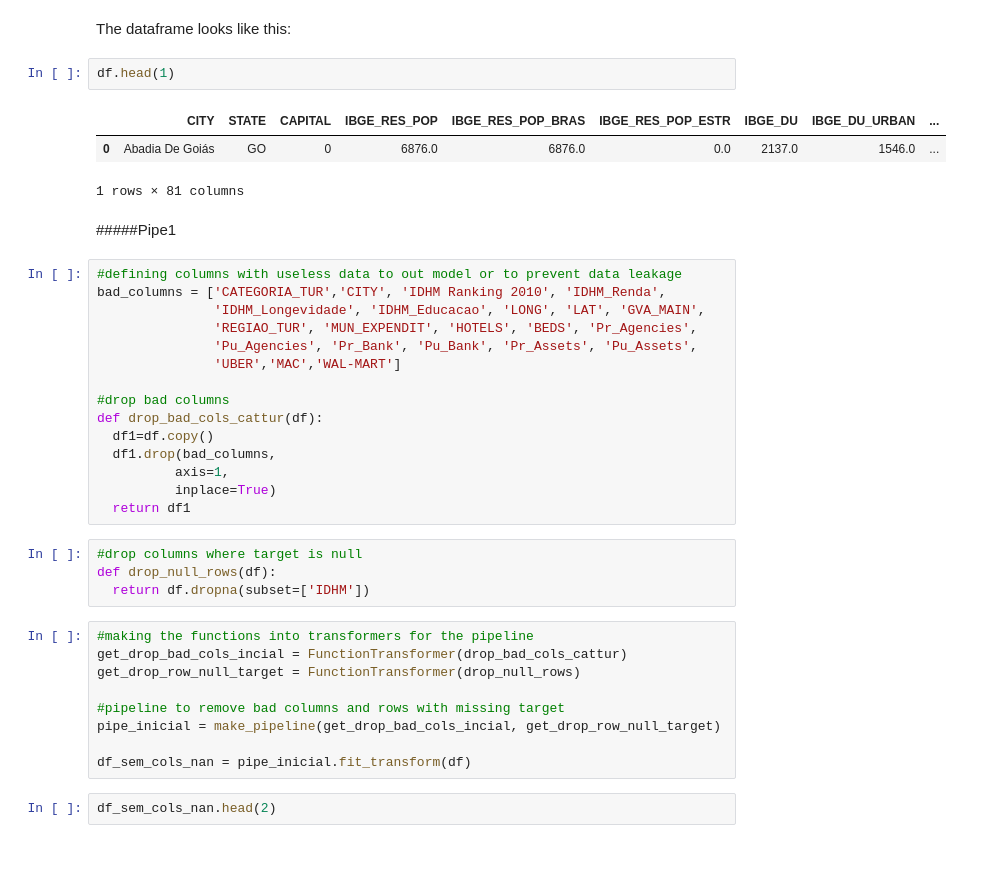
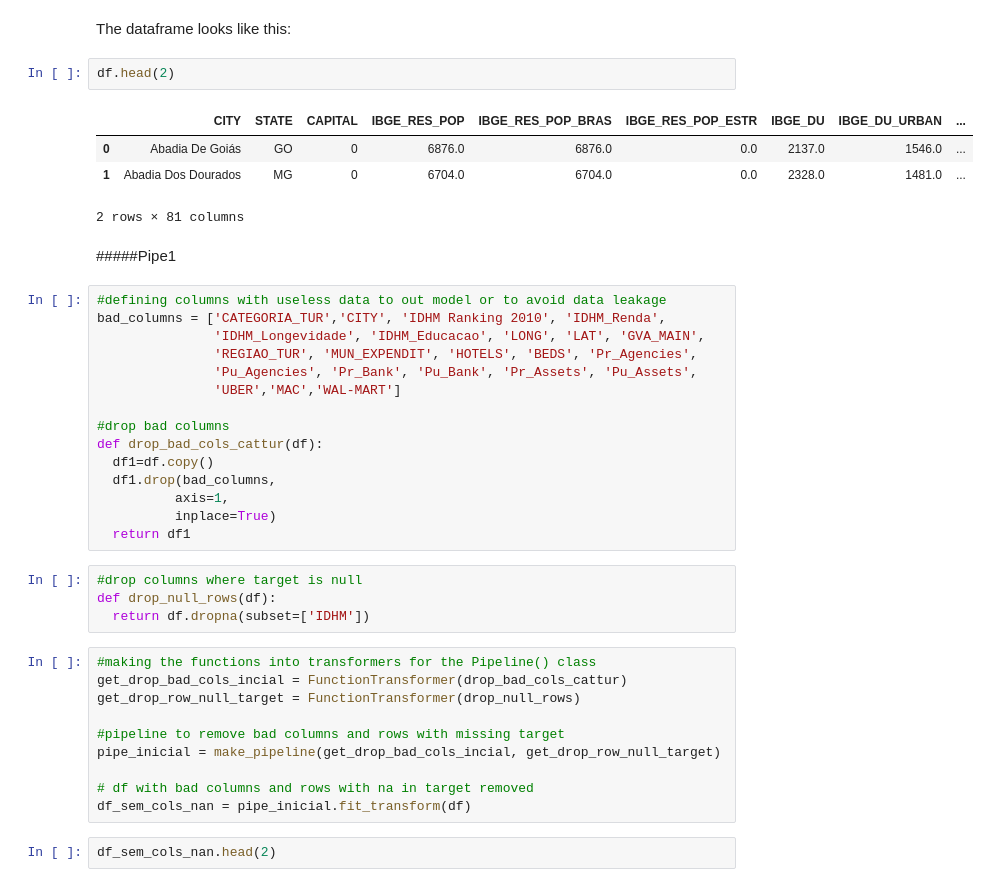
Before and after one commit to marcos-mansur/brazilian_cities_IDHM, a Jupyter notebook: Brazilian_Cities.ipynb, the cells around one changed output. Drawn from its saved outputs; the diff is of its cells as text; blank space fills up the shorter version.

```diff
--- a/Brazilian_Cities.ipynb
+++ b/Brazilian_Cities.ipynb
@@ -50,15 +51,16 @@ df=pd.read_csv('/content/drive/MyDrive/Colab Notebooks/Data Science/Analysis/Bra
 # %% [markdown]
 The dataframe looks like this:
 # %%
-df.head(1)
+df.head(2)
 # %% [output]
 |  | CITY | STATE | CAPITAL | IBGE_RES_POP | IBGE_RES_POP_BRAS | IBGE_RES_POP_ESTR | IBGE_DU | IBGE_DU_URBAN | ... |
 | 0 | Abadia De Goiás | GO | 0 | 6876.0 | 6876.0 | 0.0 | 2137.0 | 1546.0 | ... |
+| 1 | Abadia Dos Dourados | MG | 0 | 6704.0 | 6704.0 | 0.0 | 2328.0 | 1481.0 | ... |
-1 rows × 81 columns
+2 rows × 81 columns
 # %% [markdown]
 #####Pipe1
 # %%
-#defining columns with useless data to out model or to prevent data leakage
+#defining columns with useless data to out model or to avoid data leakage
 bad_columns = ['CATEGORIA_TUR','CITY', 'IDHM Ranking 2010', 'IDHM_Renda',
                'IDHM_Longevidade', 'IDHM_Educacao', 'LONG', 'LAT', 'GVA_MAIN',
                'REGIAO_TUR', 'MUN_EXPENDIT', 'HOTELS', 'BEDS', 'Pr_Agencies',
@@ -77,13 +79,14 @@ def drop_bad_cols_cattur(df):
 def drop_null_rows(df):
   return df.dropna(subset=['IDHM'])
 # %%
-#making the functions into transformers for the pipeline
+#making the functions into transformers for the Pipeline() class
 get_drop_bad_cols_incial = FunctionTransformer(drop_bad_cols_cattur)
 get_drop_row_null_target = FunctionTransformer(drop_null_rows)
 
 #pipeline to remove bad columns and rows with missing target
 pipe_inicial = make_pipeline(get_drop_bad_cols_incial, get_drop_row_null_target)
 
+# df with bad columns and rows with na in target removed
 df_sem_cols_nan = pipe_inicial.fit_transform(df)
 # %%
 df_sem_cols_nan.head(2)
```
Also changed, not shown: parts of 82 cells of this notebook.
